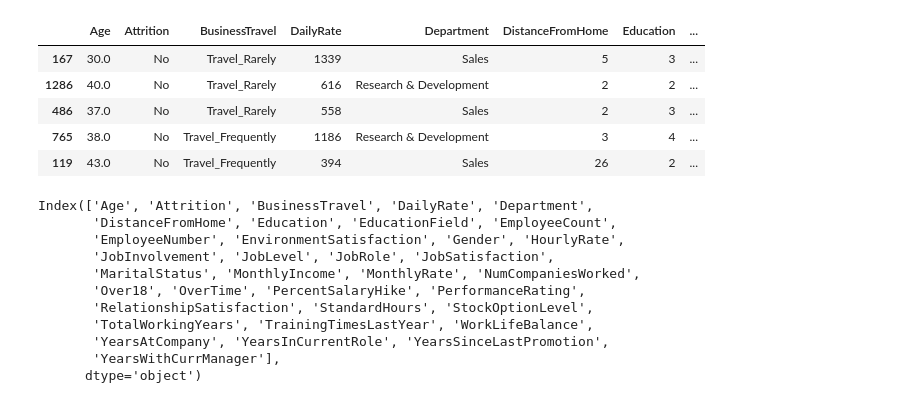
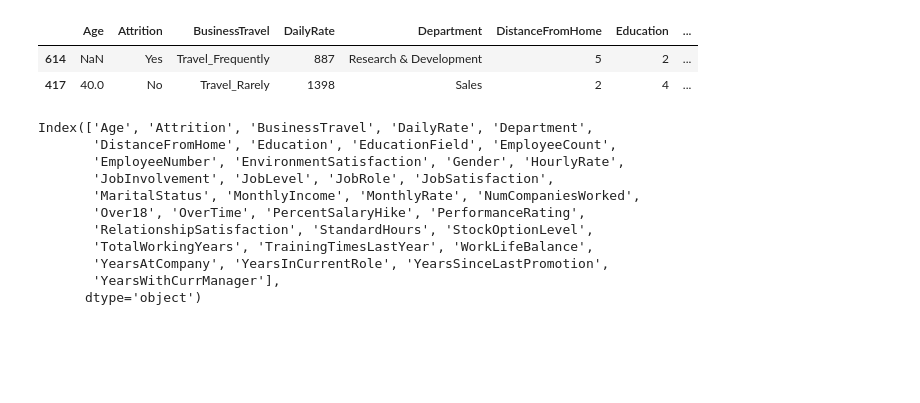
Before and after one commit to Eleonora1989/project-da-promo-63-modulo-3-team-3, a Jupyter notebook: fase_1_inicial_31-03.ipynb, the cells around one changed output. Saved outputs shown, nothing was run; the diff lists cells and outputs as text; code cells hidden in the pictures; blank space fills up the shorter version.

```diff
--- a/fase_1_inicial_31-03.ipynb
+++ b/fase_1_inicial_31-03.ipynb
@@ -72,14 +69,11 @@ None
 ==================================================
 El dataframe tiene 1474 filas y 35 columnas.
 # %%
-df_hr.sample(5)
+df_hr.sample(2)
 # %% [output]
 |  | Age | Attrition | BusinessTravel | DailyRate | Department | DistanceFromHome | Education | ... |
-| 167 | 30.0 | No | Travel_Rarely | 1339 | Sales | 5 | 3 | ... |
-| 1286 | 40.0 | No | Travel_Rarely | 616 | Research & Development | 2 | 2 | ... |
-| 486 | 37.0 | No | Travel_Rarely | 558 | Sales | 2 | 3 | ... |
-| 765 | 38.0 | No | Travel_Frequently | 1186 | Research & Development | 3 | 4 | ... |
-| 119 | 43.0 | No | Travel_Frequently | 394 | Sales | 26 | 2 | ... |
+| 614 | NaN | Yes | Travel_Frequently | 887 | Research & Development | 5 | 2 | ... |
+| 417 | 40.0 | No | Travel_Rarely | 1398 | Sales | 2 | 4 | ... |
 # %%
 # añadir _ a los nombres de las columnas y poner en minúscula
 
```
Also changed, not shown: parts of 24 cells of this notebook, 4 other files.
